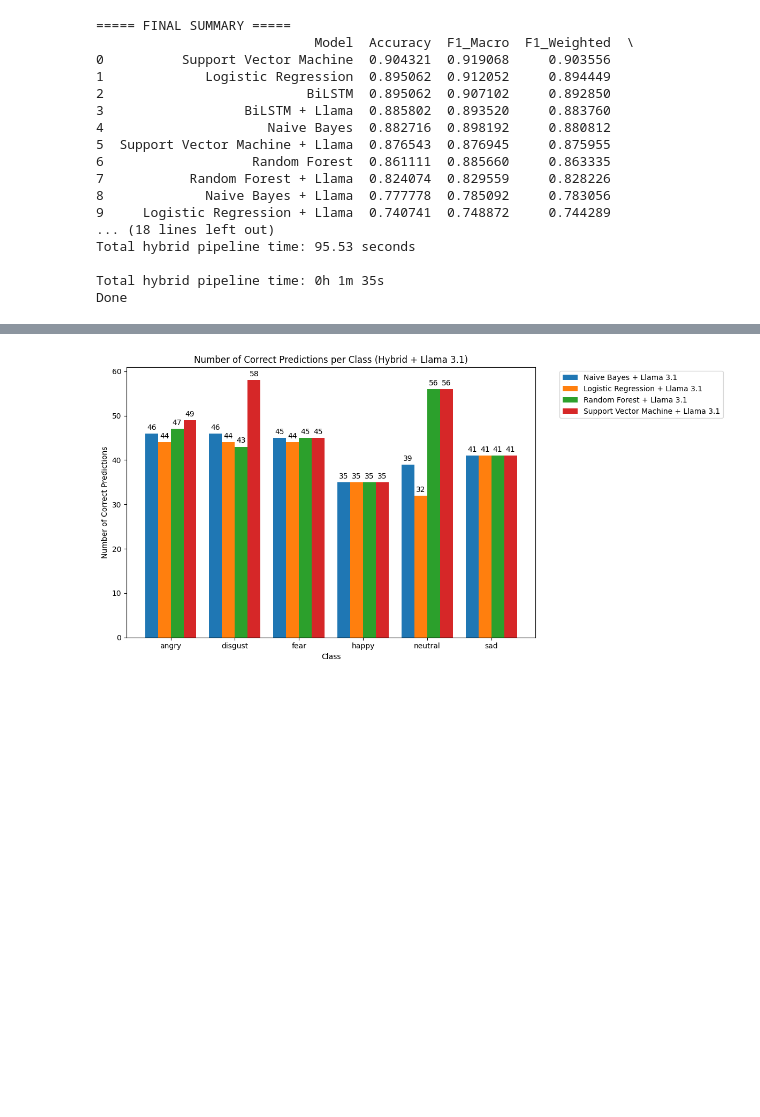
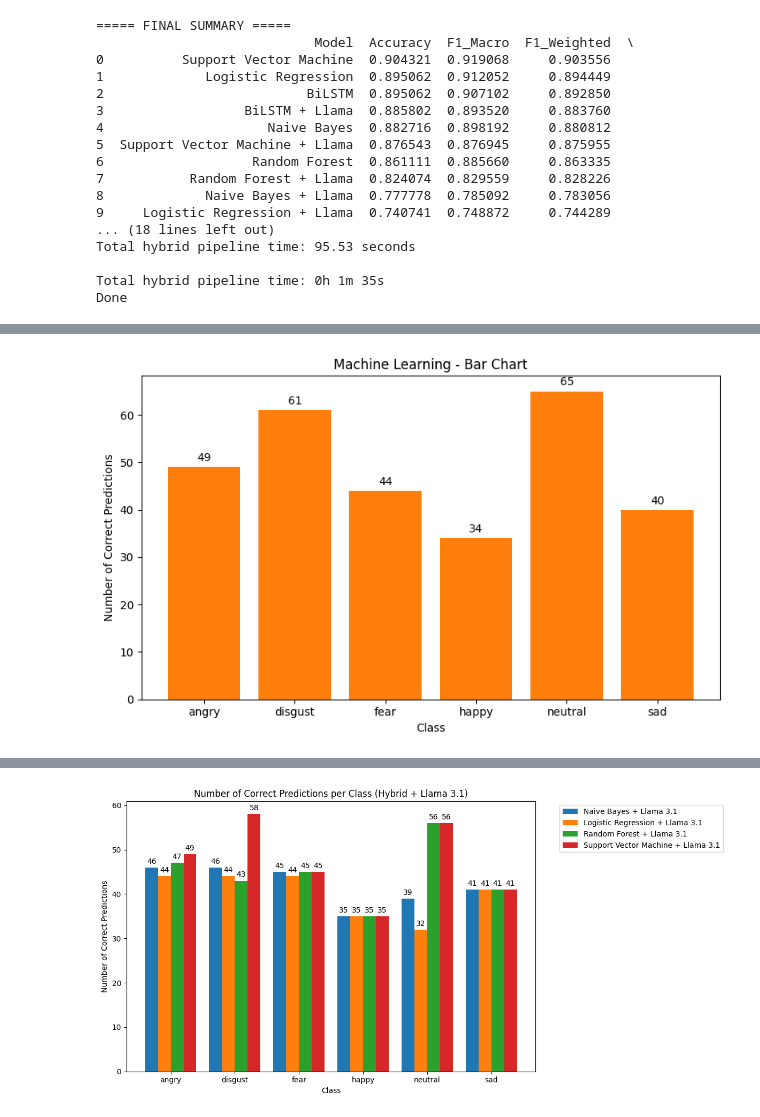
Before and after one commit to Grace6687003/Senior_Project_Text_Mining, a Jupyter notebook: notebooks3/04_hybrid_llama.ipynb, the cells around one changed output, grey strips where cells are left out. Cells and saved outputs as stored; diff of their text form; code cells hidden in the pictures; blank space fills up the shorter version.

```diff
--- a/notebooks3/04_hybrid_llama.ipynb
+++ b/notebooks3/04_hybrid_llama.ipynb
@@ -538,6 +538,7 @@ def plot_confusion_bar_chart(y_true, y_pred, labels, title="Bar Chart from Confu
     plt.bar(labels, correct_counts)
     plt.title(f"{title}")
     plt.xlabel("Class")
+    plt.bar_label(plt.bar(labels, correct_counts), padding=3)
     plt.ylabel("Number of Correct Predictions")
     plt.tight_layout()
     plt.show()
@@ -561,8 +564,10 @@ def plot_confusion_bar_chart(y_true, y_pred, labels, title="Bar Chart from Confu
 # %%
-# plot_confusion_bar_chart(
-#     y_true,
-#     preds,
-#     labels,
-#     title=f"Baseline - Bar Chart"
-# )
+plot_confusion_bar_chart(
+    y_true,
+    preds,
+    labels,
+    title=f"Machine Learning - Bar Chart"
+)
+# %% [output]
+[figure, added]
 # %%
```
Also changed, not shown: parts of 7 cells of this notebook, 2 other files.
